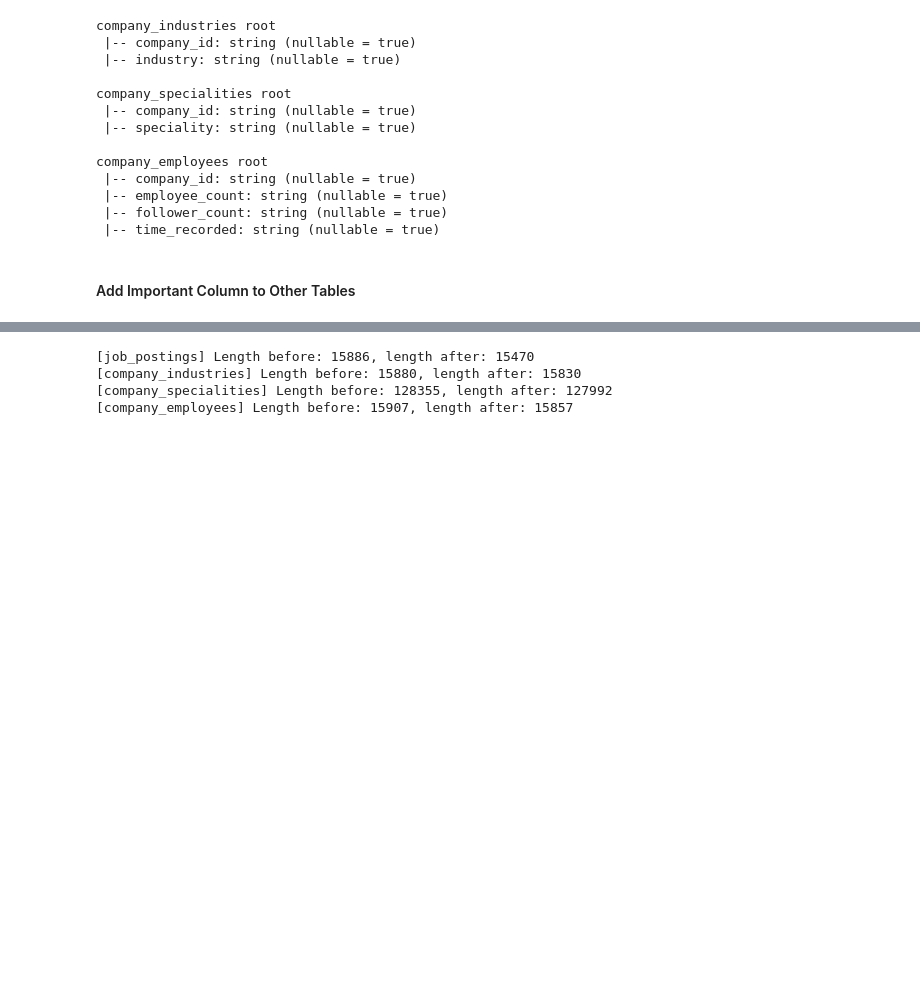
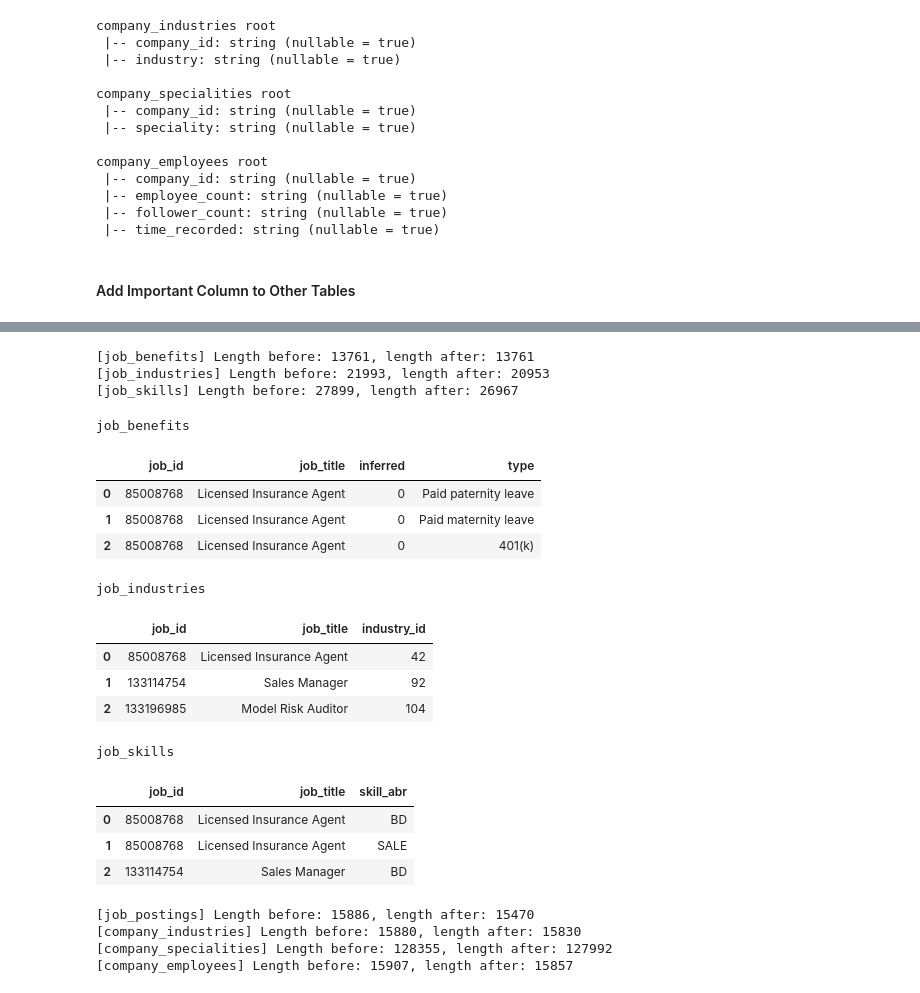
Before and after one commit to AndhikaWB/linkedin-job-postings-analysis, a Jupyter notebook: main.ipynb, the cells around one changed output, grey strips where cells are left out. Drawn from its saved outputs; the diff is of its cells as text; code cells hidden in the pictures; blank space fills up the shorter version.

```diff
--- a/main.ipynb
+++ b/main.ipynb
@@ -177,7 +177,7 @@ def display_inline(dfs: list, titles, row_limit = 5):
     output = '<span>'
     for (title, df) in zip(titles, dfs):
         output += '<div style="display: inline-block; border: 0.5px solid">'
-        output += f'<center>{title}</center>'
+        output += f'<div style="text-align: center">{title}</div>'
 
         # If the dataframe turns out to be nested dataframes
         # Display them in rows and group them as inline div instead
@@ -623,6 +625,61 @@ display(spark.sql('SELECT * FROM global_temp.job_postings LIMIT 3').toPandas())
 | 0 | 85008768 | NaN | Licensed Insurance Agent | 52000.0 | NaN | 45760.0 | YEARLY | Full-time | ... |
 | 1 | 133114754 | 77766802.0 | Sales Manager | NaN | NaN | NaN | None | Full-time | ... |
 | 2 | 133196985 | 1089558.0 | Model Risk Auditor | NaN | NaN | NaN | None | Contract | ... |
+# %%
+# Temporary variables to keep dataframes to show
+html_out = []
+html_out_title = []
+
+# Add job title to other job related tables (index: 1-3)
+for key in list(df_list)[1:4]:
+    # PySpark allow duplicated column name from join operation
+    # It can occur if we execute this cell more than once
+    # This "if" condition is to prevent that
+    if 'job_title' not in df_list[key].columns:
+        len_bf = df_list[key].count()
+
+        df_list[key] = spark.sql(
+            f'SELECT a.*, b.title AS job_title FROM'
+            # When using inner join, rows that has no relation will be discarded
+            # Use left join to keep all rows, but the missing data will be filled with null
+            f' global_temp.{key} AS a INNER JOIN global_temp.job_postings AS b'
+            ' ON a.job_id = b.job_id'
+        )
+
+        # By default, new column will be added as the last index
+        # Reorder the job title index after job id index
+        cols = df_list[key].columns[:-1]
+        cols.insert(cols.index('job_id') + 1, 'job_title')
+
+        # Replace the old dataframe and temp view
+        df_list[key] = df_list[key][cols]
+        df_list[key].createOrReplaceGlobalTempView(key)
+
+        print(f'[{key}] Length before: {len_bf}, length after: {df_list[key].count()}')
+
+    html_out_title.append(key)
+    html_out.append(df_list[key].toPandas().head(3))
+
+display_inline(html_out, html_out_title)
+# %% [output]
+[job_benefits] Length before: 13761, length after: 13761
+[job_industries] Length before: 21993, length after: 20953
+[job_skills] Length before: 27899, length after: 26967
+job_benefits
+|  | job_id | job_title | inferred | type |
+| 0 | 85008768 | Licensed Insurance Agent | 0 | Paid paternity leave |
+| 1 | 85008768 | Licensed Insurance Agent | 0 | Paid maternity leave |
+| 2 | 85008768 | Licensed Insurance Agent | 0 | 401(k) |
+job_industries
+|  | job_id | job_title | industry_id |
+| 0 | 85008768 | Licensed Insurance Agent | 42 |
+| 1 | 133114754 | Sales Manager | 92 |
+| 2 | 133196985 | Model Risk Auditor | 104 |
+job_skills
+|  | job_id | job_title | skill_abr |
+| 0 | 85008768 | Licensed Insurance Agent | BD |
+| 1 | 85008768 | Licensed Insurance Agent | SALE |
+| 2 | 133114754 | Sales Manager | BD |
 # %%
 # Temporary variables to keep dataframes to show
 html_out = []
```
Also changed, not shown: parts of 16 cells of this notebook, 2 other files.
